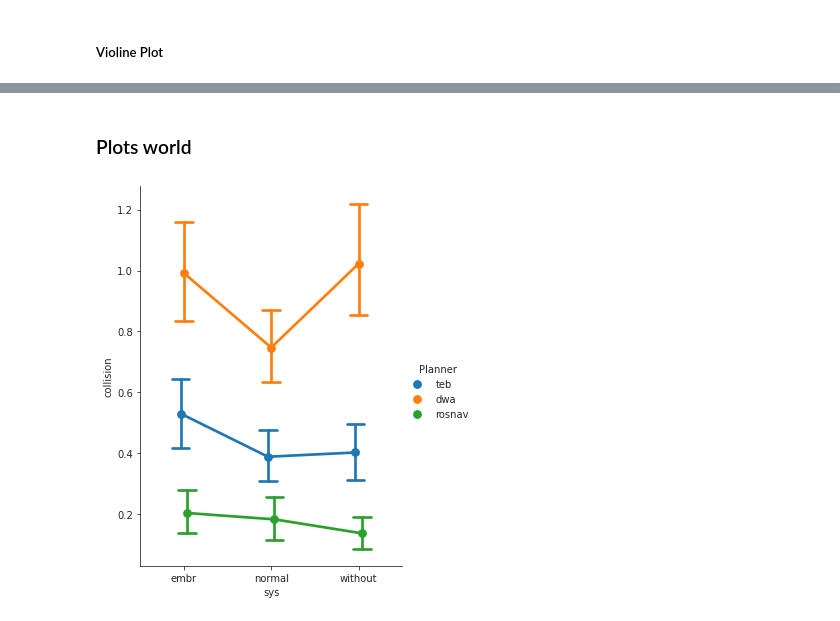
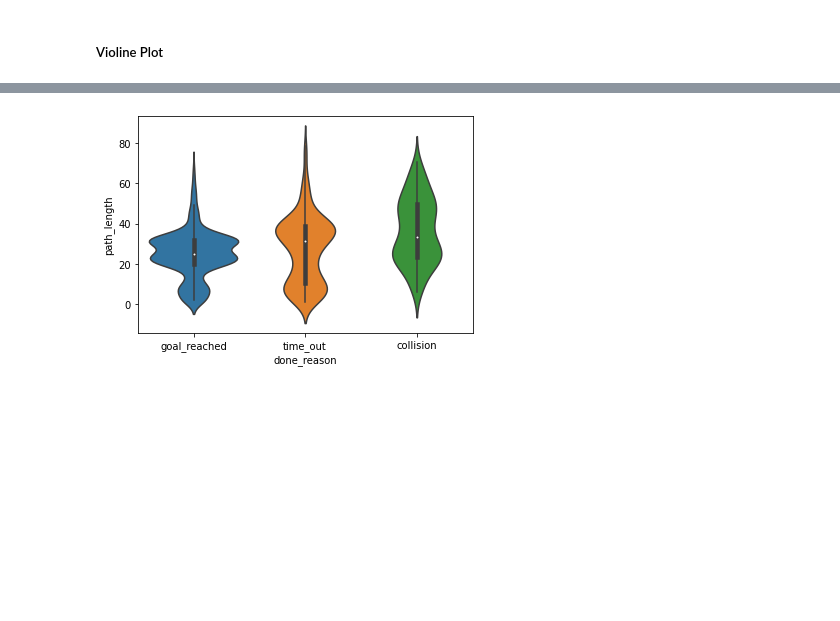
Before and after one commit to ignc-research/arena-evaluation, a Jupyter notebook: 03_plotting/data_visualization.ipynb, the cells around one changed output, grey strips where cells are left out. Drawn from its saved outputs; the diff is of its cells as text; code cells hidden in the pictures; blank space fills up the shorter version.

```diff
--- a/03_plotting/data_visualization.ipynb
+++ b/03_plotting/data_visualization.ipynb
@@ -386,17 +412,2 @@ plt.pie(list)
 # %% [markdown]
 ##### Violine Plot
-# %%
-### scatter bar plot
-fig, ax =plt.subplots(1,3, figsize = (15,4))
-for j,i in enumerate(performance_predictor_cont[:3]):
-    sns.set_theme(style="ticks")
-    sns.boxplot(data=data, x=i, y='dim', whis=[0, 100], width=.6, palette="vlag", ax=ax[j])
-    sns.stripplot(data=data, x=i, y='dim', size=3, color=".3", linewidth=0, ax=ax[j])
-fig.savefig('23_add_metrics_bar-scatter1.svg')
-
-fig, ax =plt.subplots(1,3, figsize = (15,4))
-for j,i in enumerate(performance_predictor_cont[3:]):
-    sns.set_theme(style="ticks")
-    sns.boxplot(data=data, x=i, y='dim', whis=[0, 100], width=.6, palette="vlag", ax=ax[j])
-    sns.stripplot(data=data, x=i, y='dim', size=3, color=".3", linewidth=0, ax=ax[j])
-fig.savefig('23_add_metrics_bar-scatter2.svg')
@@ -454,2 +413,0 @@ dtype: object
-# %%
-data['idx']=data.index
@@ -503,9 +413,0 @@ performance_predictor_cont = ['normalized_curvature', 'roughness', 'path_length'
-# %%
-import seaborn as sns
-sns.set_theme(style="whitegrid")
-
-fig, ax =plt.subplots(1,2, figsize = (13,5))
-for j,i in enumerate(performance_predictor_dis):
-    sns.barplot(data=data, x="dim", y=i, ax=ax[j], ci=68, palette="dark", alpha=.6, dodge=False) # in a 68 confidence intervall
-
-# fig.savefig('23_suc_col.svg')
@@ -545,2 +413,0 @@ NameError: name 'performance_predictor_cont' is not defined
-# %% [markdown]
-### Plots world
@@ -573,10 +414,4 @@ for i in relevant_params:
-# %%
-sys = list(data.sys)
-sns.set_style("white")
-sns.set_style("ticks")
-relevant_params = ['time', 'success', 'collision', 'vel', 'path_length']
-
-g = sns.catplot(data=data, x='sys', y='collision', hue="Planner", capsize=.2, height=6, aspect=.75,
-                kind="point", dodge=True,)
-# %% [output]
-[figure, removed]
+# %%
+sns.violinplot(data=data, x="done_reason", y="path_length");
+# %% [output]
+[figure, added]
```
Also changed, not shown: parts of 44 cells of this notebook, 1 other file.
